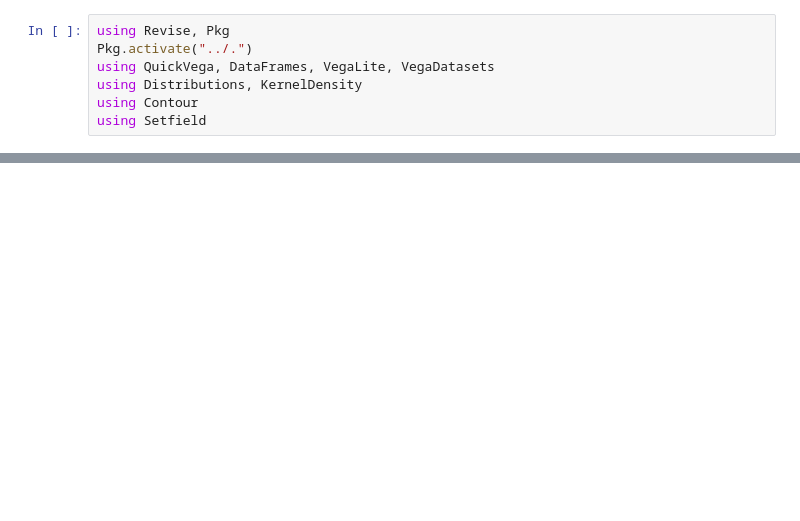
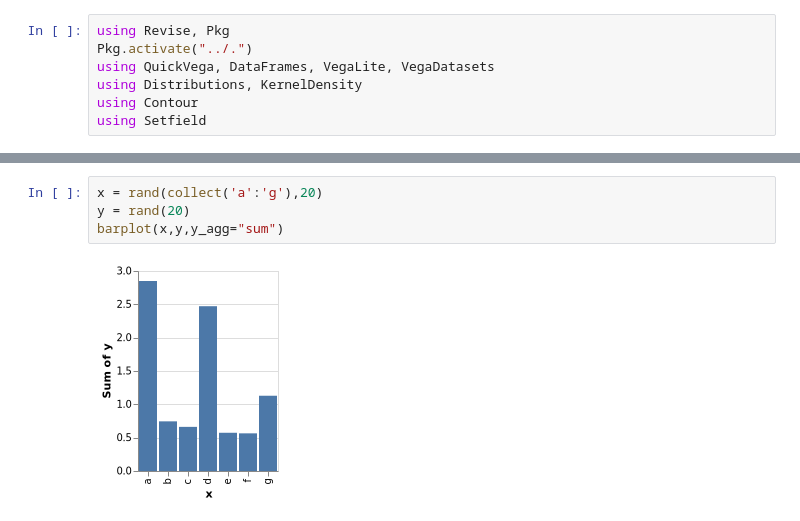
Before and after one commit to queryverse/QuickVega.jl, a Jupyter notebook: sandbox/Examples.ipynb, the cells around one changed output, grey strips where cells are left out. Cells and saved outputs as stored; diff of their text form; blank space fills up the shorter version.

```diff
--- a/sandbox/Examples.ipynb
+++ b/sandbox/Examples.ipynb
@@ -16,0 +36,6 @@ Closest candidates are:
+# %%
+x = rand(collect('a':'g'),20)
+y = rand(20)
+barplot(x,y,y_agg="sum")
+# %% [output]
+[figure, added]
```
Also changed, not shown: parts of 9 cells of this notebook, 8 other files.
